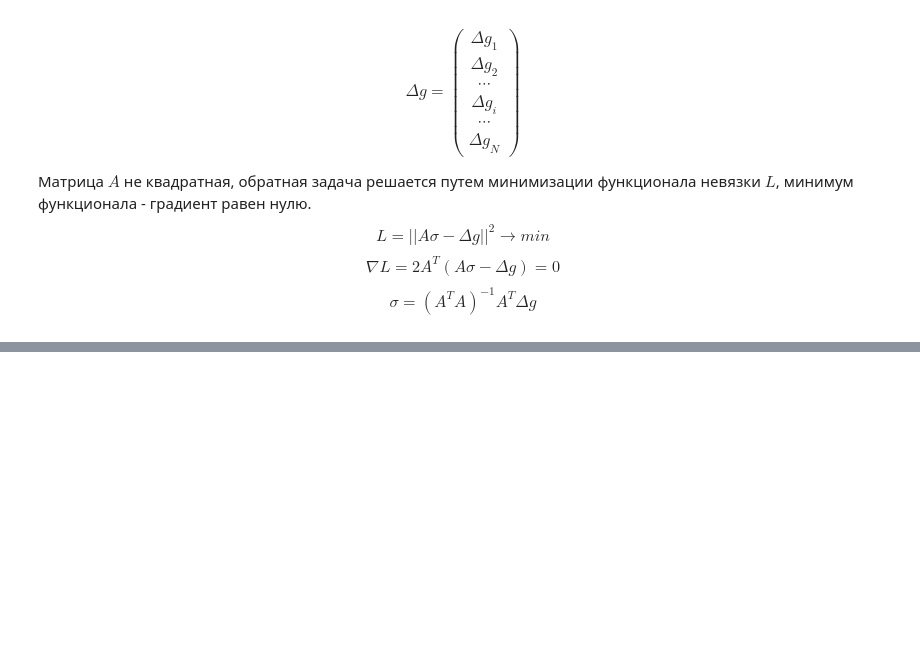
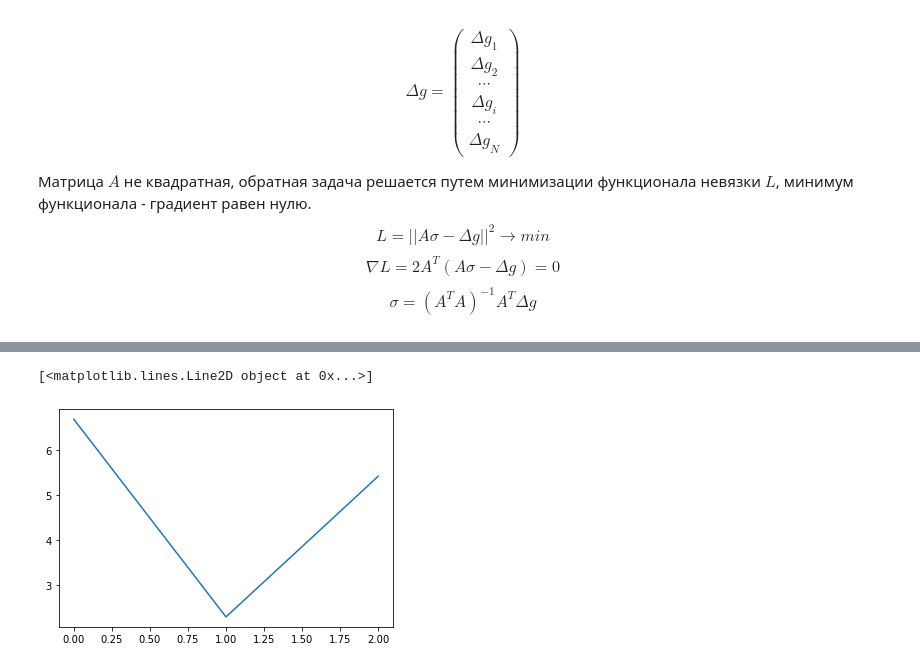
Before and after one commit to zipzap666/km2022, a Jupyter notebook: KM 0.01.ipynb, the cells around one changed output, grey strips where cells are left out. Saved outputs shown, nothing was run; the diff lists cells and outputs as text; code cells hidden in the pictures; blank space fills up the shorter version.

```diff
--- a/KM 0.01.ipynb
+++ b/KM 0.01.ipynb
@@ -416,0 +416,76 @@ g5
+# %%
+import numpy.linalg as linalg
+global M, N, A, G, SigmaR, Sigma, DeltaG, DeltaG_line
+
+G = 6.67*10**(-11)
+M = 3
+N = 3
+
+
+def create_A():
+    A = np.zeros((N,M*N))
+    for k in np.arange(N):
+        xi = k
+        zi = 0
+        for z in np.arange(N):
+            for x in np.arange(M):
+                Xi_1 = x-0.5
+                Zeta_1 = z-0.5
+                Xi_2 = x+0.5
+                Zeta_2 = z+0.5
+                left = (Xi_1-xi)*np.log((Xi_1 - xi)**2 + (Zeta_1 - zi)**2) + 2*(Zeta_1 - zi)*arctan((Xi_1 - xi)/(Zeta_1 - zi))
+                right = (Xi_2-xi)*np.log((Xi_2 - xi)**2 + (Zeta_2 - zi)**2) + 2*(Zeta_2 - zi)*arctan((Xi_2 - xi)/(Zeta_2 - zi))
+                #print(x,z,k)
+                r = sqrt((z+1)**2+(x-k)**2)
+                A[k][x+(z*M)] = G*(right - left)
+    return A
+
+def vector_random_model():
+    SigmaR = np.zeros((N*M,1))
+    for i in np.arange(N*M):
+        SigmaR[i][0] = np.random.random()
+    return SigmaR
+
+def calculate_Delta_g(A,Sigma):
+    return DeltaG
+
+def create_line(list, n):
+    line = np.zeros(n)
+    for i in np.arange(n):
+        line[i] = list[i][0]
+    return line
+
+A = create_A()
+#SigmaR = vector_random_model()
+DeltaG = np.array([[2],[0],[2]])#np.dot(A,SigmaR)
+DeltaG_line = create_line(DeltaG, N)
+
+print(A)
+#print(create_line(SigmaR, N*M))
+#print(Delta_g )
+#print(DeltaG_line )
+AT = A.transpose()
+#Sigma = linalg.lstsq(A,DeltaG[, rcond])
+Sigma = np.dot(linalg.inv((np.dot(AT,A))),np.dot(AT,DeltaG))
+
+print(Sigma)
+#DeltaG_line[0] = DeltaG_line[1]
+
+#p1 = plt.plot(np.arange(N),DeltaG_line)
+#p1.show()
+
+print(DeltaG)
+DeltaG = np.dot(A,Sigma)
+DeltaG_line = create_line(DeltaG, N)
+print(DeltaG)
+plt.plot(np.arange(N),DeltaG_line)
+
+#g6 = Graphics()
+#var('x y z')
+#g6+= plot(DeltaG_line,np.arange(N))
+#g4+= plot(wTrueBall(x),(x,-5,5),linestyle = "--", color = 'grey')
+#g5+= circle((0,-1),0.5)
+#g5+= circle((0,-1),0.1,fill=True, color = 'red')
+#g6.axes_labels(['$x$','$z$'])
+#g6
+# %% [output]
@@ -416,0 +509,2 @@ g5
+[<matplotlib.lines.Line2D object at 0x...>]
+[figure, added]
```
Also changed, not shown: parts of 2 cells of this notebook.
